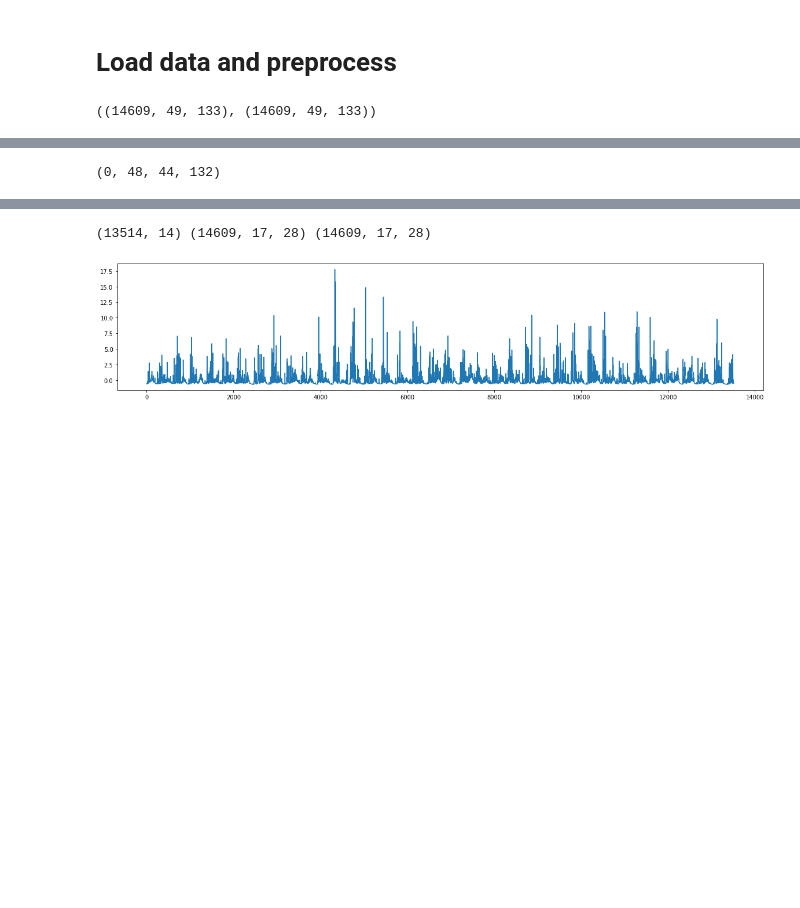
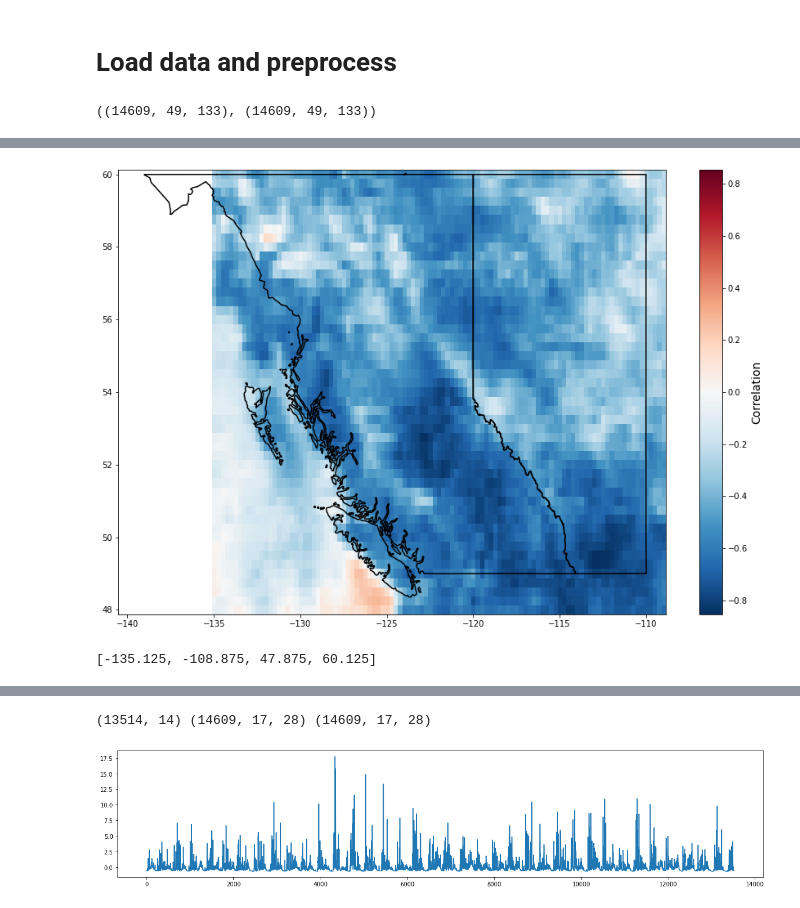
Before and after one commit to andersonsam/cnn_lstm_era, a Jupyter notebook: cnn_lstm_ERA5_basic (1).ipynb, the cells around one changed output, grey strips where cells are left out. Drawn from its saved outputs; the diff is of its cells as text; code cells hidden in the pictures; blank space fills up the shorter version.

```diff
--- a/cnn_lstm_ERA5_basic (1).ipynb
+++ b/cnn_lstm_ERA5_basic (1).ipynb
@@ -915,7 +879,3 @@ if bounding_box:
   extentERA = [eraLon[indMinLonERA] - d_eraLon/2,eraLon[indMaxLonERA] + d_eraLon/2,eraLat[indMinLatERA] - d_eraLat/2,eraLat[indMaxLatERA] + d_eraLat/2]
   eraLon = eraLon[indMinLonERA:indMaxLonERA+1]
   eraLat = eraLat[indMaxLatERA:indMinLatERA+1]
-# %%
-indMaxLatERA, indMinLatERA, indMinLonERA, indMaxLonERA
-# %% [output]
-(0, 48, 44, 132)
@@ -921,0 +908,13 @@ indMaxLatERA, indMinLatERA, indMinLonERA, indMaxLonERA
+# %%
+vmax = np.max(np.abs(corr))
+vmin = -vmax
+
+fig, ax = plt.subplots(figsize = (15,10))
+im = ax.imshow(corr.reshape(105,49).T, aspect = 'auto', extent = extentERA, vmin = vmin, vmax = vmax, cmap = 'RdBu_r')
+plot_prov_ax(prov = 'AB_BC', ax = ax)
+cb = plt.colorbar(im)
+cb.ax.set_ylabel('Correlation', fontsize = 14)
+
+plt.show()
+# %% [output]
+[figure, added]
@@ -921,0 +930,4 @@ indMaxLatERA, indMinLatERA, indMinLonERA, indMaxLonERA
+# %%
+extentERA
+# %% [output]
+[-135.125, -108.875, 47.875, 60.125]
```
Also changed, not shown: parts of 17 cells of this notebook.
